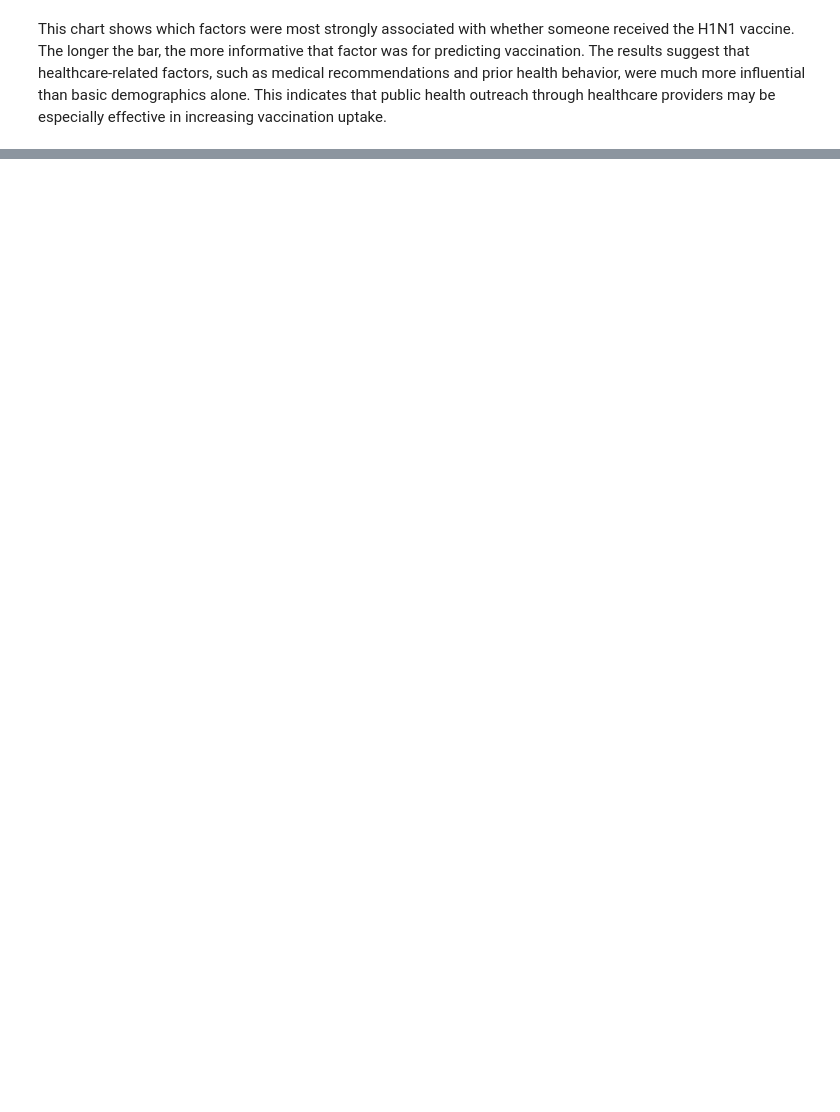
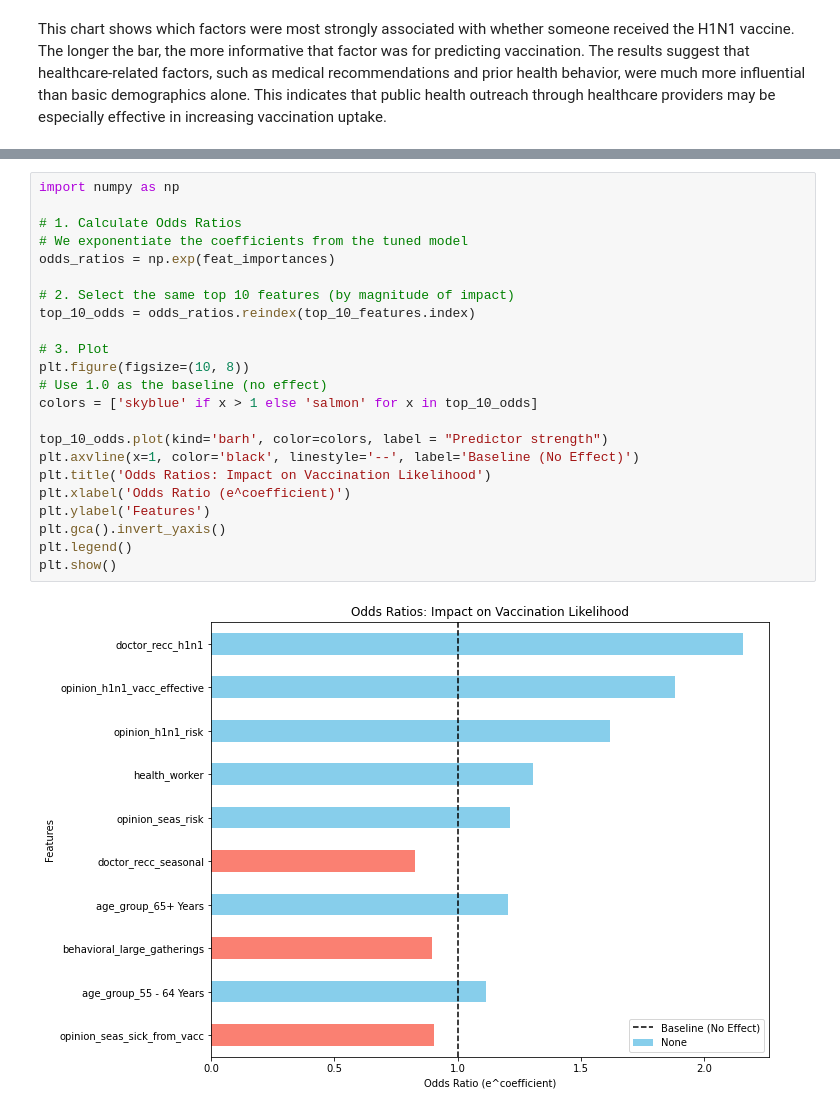
Before and after one commit to vkones/Project-3-Machine-Learning, a Jupyter notebook: index.ipynb, the cells around one changed output, grey strips where cells are left out. Drawn from its saved outputs; the diff is of its cells as text; blank space fills up the shorter version.

```diff
--- a/index.ipynb
+++ b/index.ipynb
@@ -593,0 +613,25 @@ This chart shows which factors were most strongly associated with whether someon
+# %%
+import numpy as np
+
+# 1. Calculate Odds Ratios
+# We exponentiate the coefficients from the tuned model
+odds_ratios = np.exp(feat_importances)
+
+# 2. Select the same top 10 features (by magnitude of impact)
+top_10_odds = odds_ratios.reindex(top_10_features.index)
+
+# 3. Plot
+plt.figure(figsize=(10, 8))
+# Use 1.0 as the baseline (no effect)
+colors = ['skyblue' if x > 1 else 'salmon' for x in top_10_odds]
+
+top_10_odds.plot(kind='barh', color=colors, label = "Predictor strength")
+plt.axvline(x=1, color='black', linestyle='--', label='Baseline (No Effect)')
+plt.title('Odds Ratios: Impact on Vaccination Likelihood')
+plt.xlabel('Odds Ratio (e^coefficient)')
+plt.ylabel('Features')
+plt.gca().invert_yaxis()
+plt.legend()
+plt.show()
+# %% [output]
+[figure, added]
```
Also changed, not shown: parts of 7 cells of this notebook.
